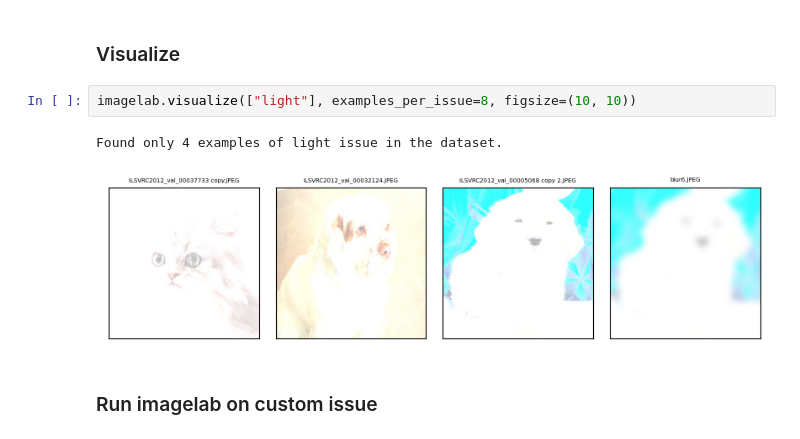
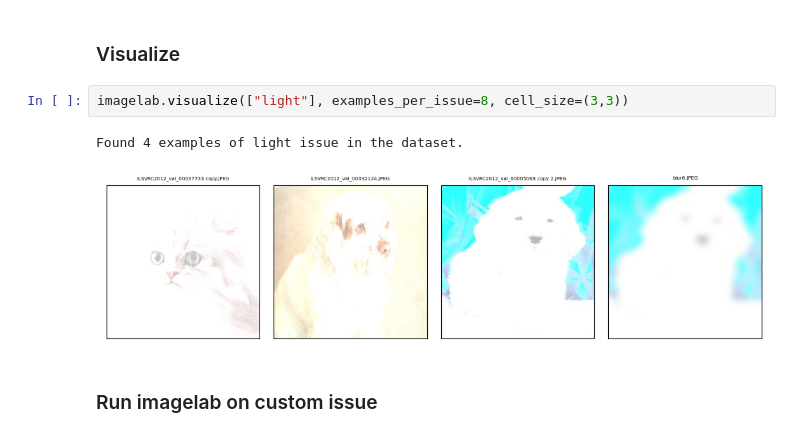
Before and after one commit to cleanlab/cleanvision, a Jupyter notebook: notebooks/demo.ipynb, the cells around one changed output. Drawn from its saved outputs; the diff is of its cells as text.

```diff
--- a/notebooks/demo.ipynb
+++ b/notebooks/demo.ipynb
@@ -175,10 +188,10 @@ dict_keys(['AspectRatio', 'Brightness', 'Entropy'])
 # %% [markdown]
 ### Visualize
 # %%
-imagelab.visualize(["light"], examples_per_issue=8, figsize=(10, 10))
+imagelab.visualize(["light"], examples_per_issue=8, cell_size=(3,3))
 # %% [output]
-Found only 4 examples of light issue in the dataset.
+Found 4 examples of light issue in the dataset.
-[figure, old version]
+[figure, new version]
 # %% [markdown]
 ### Run imagelab on custom issue
 # %%
```
Also changed, not shown: parts of 10 cells of this notebook, 6 other files.
